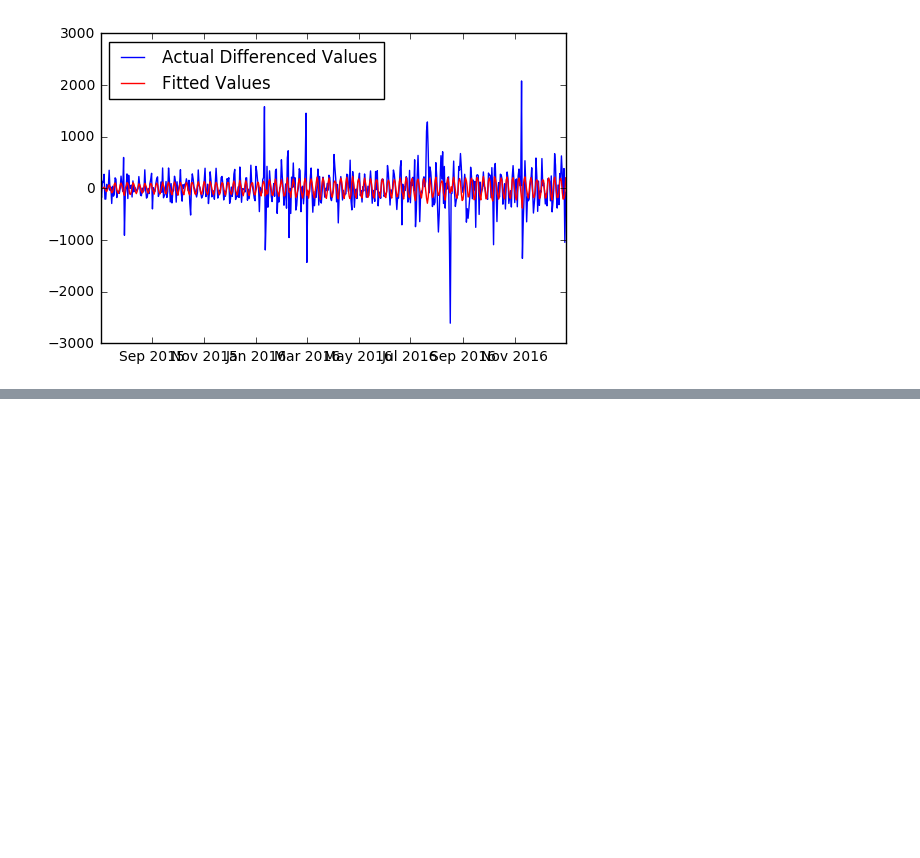
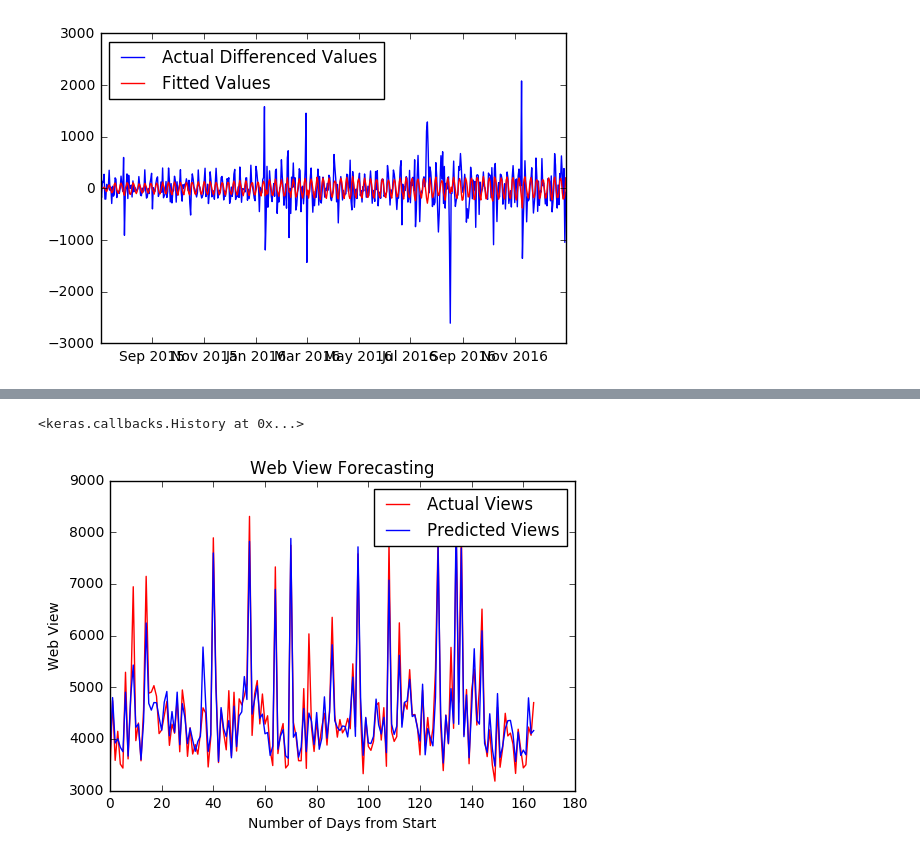
Before and after one commit to darekarsam/Web-Traffic-Forecasting, a Jupyter notebook: Web Traffic Time Series Forecasting.ipynb, the cells around one changed output, grey strips where cells are left out. Cells and saved outputs as stored; diff of their text form; code cells hidden in the pictures; blank space fills up the shorter version.

```diff
--- a/Web Traffic Time Series Forecasting.ipynb
+++ b/Web Traffic Time Series Forecasting.ipynb
@@ -458,0 +515,42 @@ plt.plot(predictions)
+# %%
+# reshape input to be [samples, time steps, features]
+X_train = X_train.reshape(X_train.shape[0], 1, X_train.shape[1])
+X_test = X_test.reshape(X_test.shape[0], 1, 1)
+# %%
+# Initialising the RNN
+regressor = Sequential()
+
+# Adding the input layerand the LSTM layer
+regressor.add(LSTM(units = 8, activation = 'relu', input_shape = (None, 1)))
+
+
+# Adding the output layer
+regressor.add(Dense(units = 1))
+
+# Compiling the RNN
+regressor.compile(optimizer = 'adam', loss = 'mean_squared_error')
+# %%
+# Fitting the RNN to the Training set
+regressor.fit(X_train, y_train, batch_size = 10, epochs = 100, verbose = True)
+# %% [output]
+<keras.callbacks.History at 0x...>
+# %%
+# Getting the predicted Web View
+inputs = X_test
+inputs = np.reshape(inputs,(-1,1))
+inputs = sc.transform(inputs)
+inputs = np.reshape(inputs, (165, 1, 1))
+y_pred = regressor.predict(inputs)
+y_pred = sc.inverse_transform(y_pred)
+# %%
+#Visualising Result
+plt.figure
+plt.plot(y_test.values, color = 'red', label = 'Actual Views')
+plt.plot(y_pred.reshape(1,165)[0], color = 'blue', label = 'Predicted Views')
+plt.title('Web View Forecasting')
+plt.xlabel('Number of Days from Start')
+plt.ylabel('Web View')
+plt.legend()
+plt.show()
+# %% [output]
+[figure, added]
```
Also changed, not shown: parts of 14 cells of this notebook.
